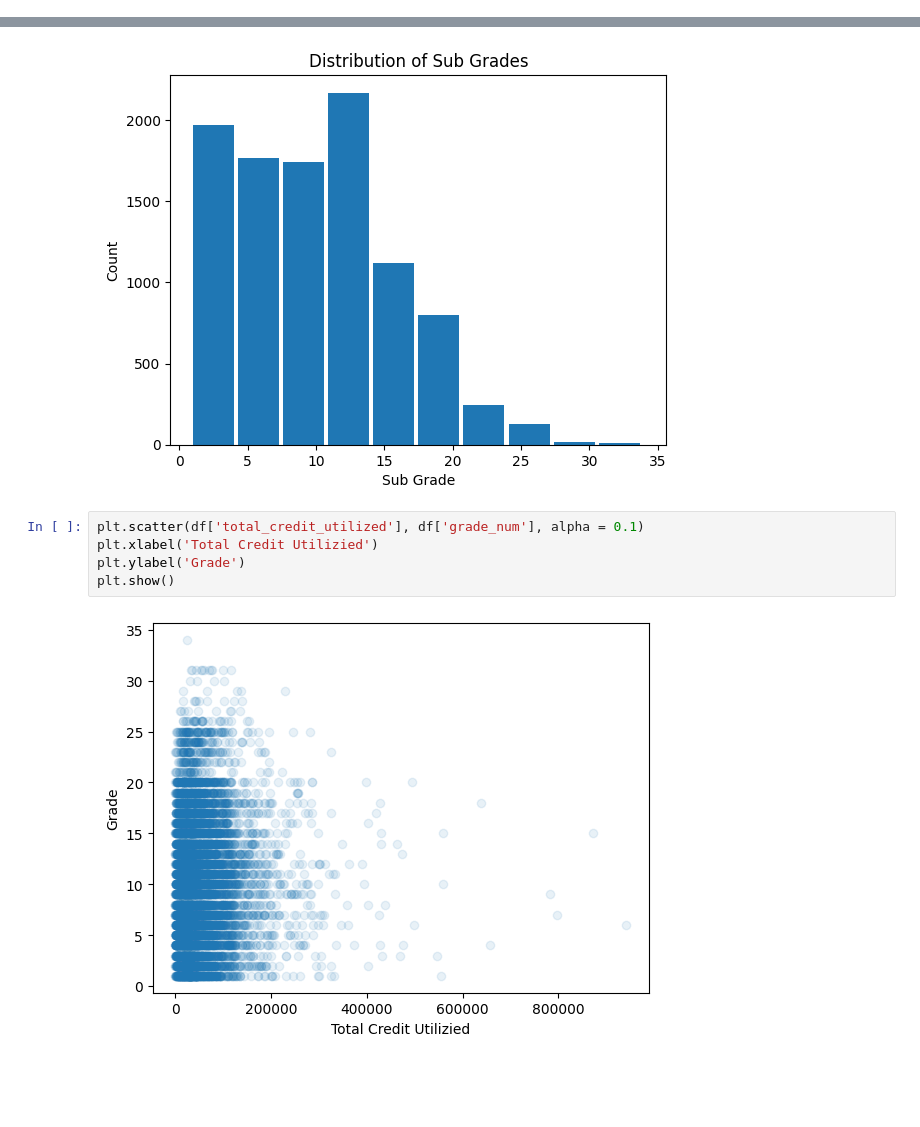
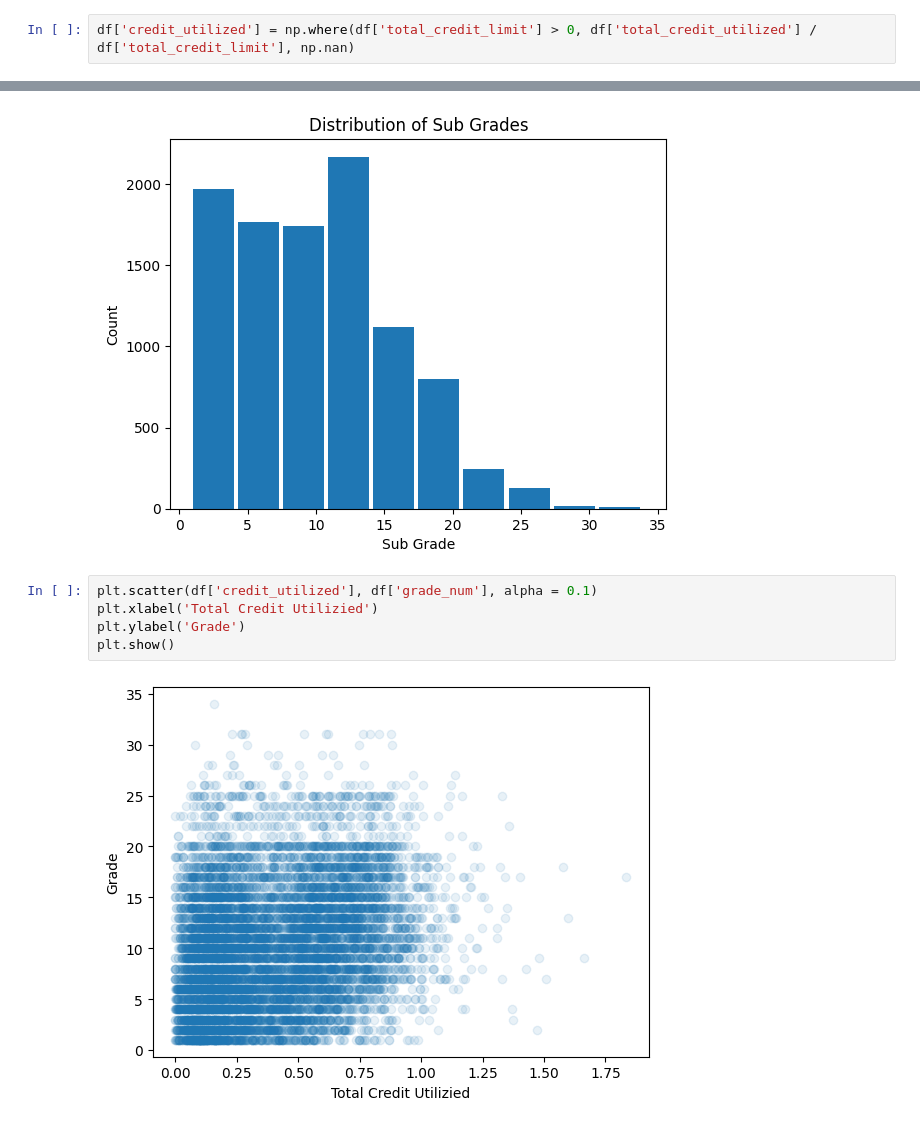
Before and after one commit to AdrianP428/DSRP_Project_MMF, a Jupyter notebook: DSRP_Project_AP.ipynb, the cells around one changed output, grey strips where cells are left out. Cells and saved outputs as stored; diff of their text form; blank space fills up the shorter version.

```diff
--- a/DSRP_Project_AP.ipynb
+++ b/DSRP_Project_AP.ipynb
@@ -81,6 +82,8 @@ df = df[df['annual_income'] >= 5000]
 grade = {"A1": 1, 'A2': 2, 'A3': 3, 'A4' : 4, 'A5' : 5, 'B1': 6, 'B2' : 7, 'B3' : 8, 'B4' : 9, 'B5' : 10, 'C1' : 11, 'C2' : 12, 'C3' : 13, 'C4' : 14, 'C5' : 15, 'D1' : 16, 'D2' : 17, 'D3' : 18, 'D4' : 19, 'D5' : 20, 'E1' : 21, 'E2' : 22, 'E3': 23, 'E4' : 24, 'E5' : 25, 'F1' : 26, 'F2': 27, 'F3' : 28, 'F4' : 29, 'F5': 30, 'G1': 31, 'G2' : 32, 'G3': 33, 'G4': 34, 'G5': 35}
 df['grade_num'] = df['sub_grade'].map(grade)
 df['grade_letter'] = df['sub_grade'].str[0]
+# %%
+df['credit_utilized'] = np.where(df['total_credit_limit'] > 0, df['total_credit_utilized'] / df['total_credit_limit'], np.nan)
 # %%
 print(df['dti_effective'].corr(df['grade_num']))
 # %% [output]
@@ -124,9 +127,9 @@ plt.show()
 # %% [output]
 [figure]
 # %%
-plt.scatter(df['total_credit_utilized'], df['grade_num'], alpha = 0.1)
+plt.scatter(df['credit_utilized'], df['grade_num'], alpha = 0.1)
 plt.xlabel('Total Credit Utilizied')
 plt.ylabel('Grade')
 plt.show()
 # %% [output]
-[figure, old version]
+[figure, new version]
```
Also changed, not shown: parts of 2 cells of this notebook.
